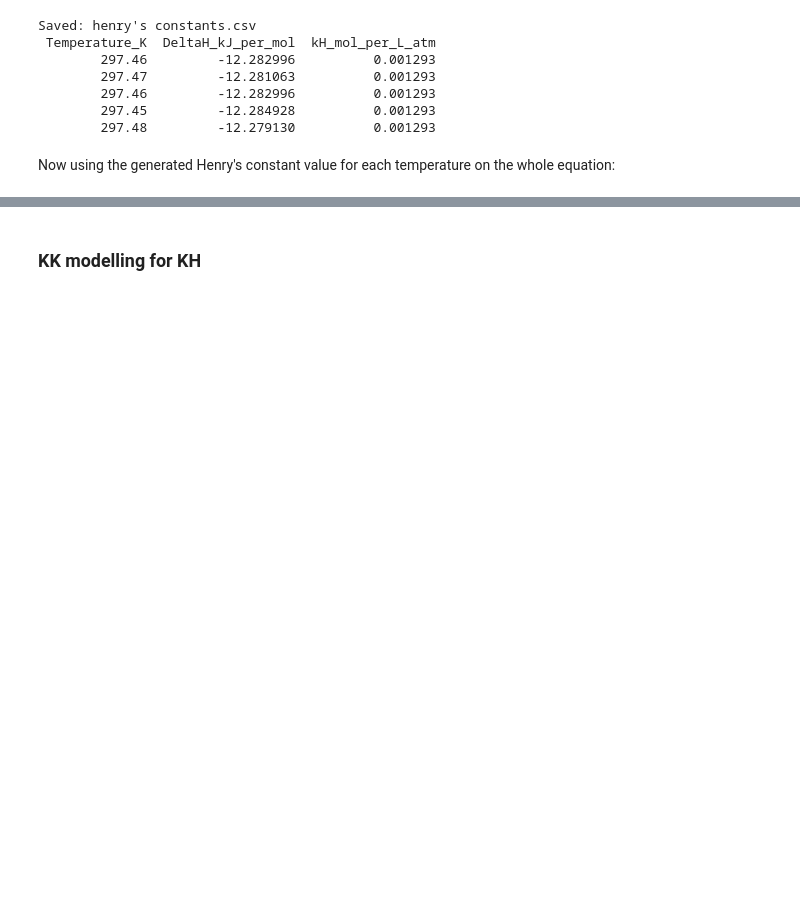
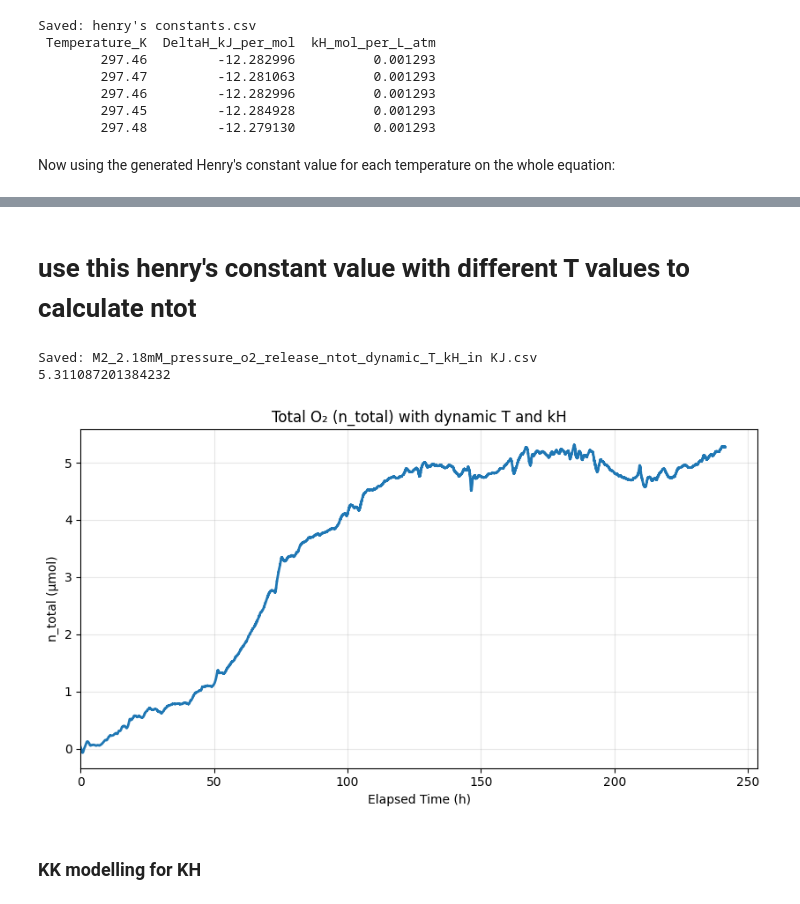
Before and after one commit to ChandrikaSethumadhavan/Thesis, a Jupyter notebook: EDA.ipynb, the cells around one changed output, grey strips where cells are left out. Cells and saved outputs as stored; diff of their text form; code cells hidden in the pictures; blank space fills up the shorter version.

```diff
--- a/EDA.ipynb
+++ b/EDA.ipynb
@@ -496,2 +632,81 @@ Saved: M2_2.18mM_pressure_o2_release_n_total_dynamic_T_kH.csv
+# %% [markdown]
+# use this henry's constant value with different T values to calculate ntot
+# %%
+import pandas as pd
+import numpy as np
+import matplotlib.pyplot as plt
+from pathlib import Path
+
+# -------- inputs --------
+main_csv_path   = "M2_2.18mM_pressure_o2_release.csv"
+henry_csv_path  = "henry's constants_2.csv"   # from your previous step
+time_col        = "Time (s)"                # your time column (already in hours)
+press_col       = "DWT denoised pressure (kPa)"  # PO2 or total;
+
+# ------------------------
+
+# Constants (atm formulation)
+R = 0.08205736608096   # L·atm·mol^-1·K^-1
+Vg = 0.002             # L (headspace)
+Vsol = 0.006           # L (solution)
+ATM_KPA = 101.325
+
+# --- load data ---
+df = pd.read_csv(main_csv_path)
+df.columns = [c.strip() for c in df.columns]
+hen = pd.read_csv(henry_csv_path)
+hen.columns = [c.strip() for c in hen.columns]
+
+# Pull needed series
+t_h   = pd.to_numeric(df[time_col], errors="coerce")
+P_kPa = pd.to_numeric(df[press_col], errors="coerce")
+T_K   = pd.to_numeric(hen["T_K"], errors="coerce")
+kH_T  = pd.to_numeric(hen["kH_mol_per_L_atm"], errors="coerce")
+
+# Align lengths (assumes both files were derived row-wise from same run)
+n = min(len(t_h), len(P_kPa), len(T_K), len(kH_T))
+t_h   = t_h.iloc[:n].reset_index(drop=True)
+P_kPa = P_kPa.iloc[:n].reset_index(drop=True)
+T_K   = T_K.iloc[:n].reset_index(drop=True)
+kH_T  = kH_T.iloc[:n].reset_index(drop=True)
+
+# Absolute pressure in atm
+
+P_abs_atm = P_kPa / ATM_KPA
+
+# --- compute n_total(t) in µmol with dynamic T and kH ---
+A_gas_term = Vg / (R * T_K.values)     # mol/atm
+A_aq_term  = kH_T.values * Vsol        # mol/atm
+A_total    = A_gas_term + A_aq_term    # mol/atm
+
+n_tot_umol = P_abs_atm.values * A_total * 1e6  # µmol
+
+# --- save results ---
+out = pd.DataFrame({
+    "Elapsed Time (h)": t_h - t_h.iloc[0],
+    "T_K": T_K,
+    "kH_mol_per_L_atm": kH_T,
+    "A_gas_term (mol/atm)": A_gas_term,
+    "A_aq_term (mol/atm)": A_aq_term,
+    "n_total (µmol)": n_tot_umol
+})
+out_path = Path(main_csv_path).with_name(Path(main_csv_path).stem + "_ntot_dynamic_T_kH_in KJ.csv")
+out.to_csv(out_path, index=False)
+print(f"Saved: {out_path}")
+print(max(n_tot_umol))
+# --- quick plot ---
+plt.figure(figsize=(8.4, 4.8))
+plt.plot(out["Elapsed Time (h)"], out["n_total (µmol)"], linewidth=2)
+plt.xlabel("Elapsed Time (h)")
+plt.ylabel("n_total (µmol)")
+plt.title("Total O₂ (n_total) with dynamic T and kH")
+plt.grid(True, alpha=0.3)
+plt.xlim(left=0)
+plt.tight_layout()
+plt.show()
+# %% [output]
+Saved: M2_2.18mM_pressure_o2_release_ntot_dynamic_T_kH_in KJ.csv
+5.311087201384232
+[figure, added]
 # %% [markdown]
 ### KK modelling for KH
```
Also changed, not shown: parts of 9 cells of this notebook, 2 other files.
